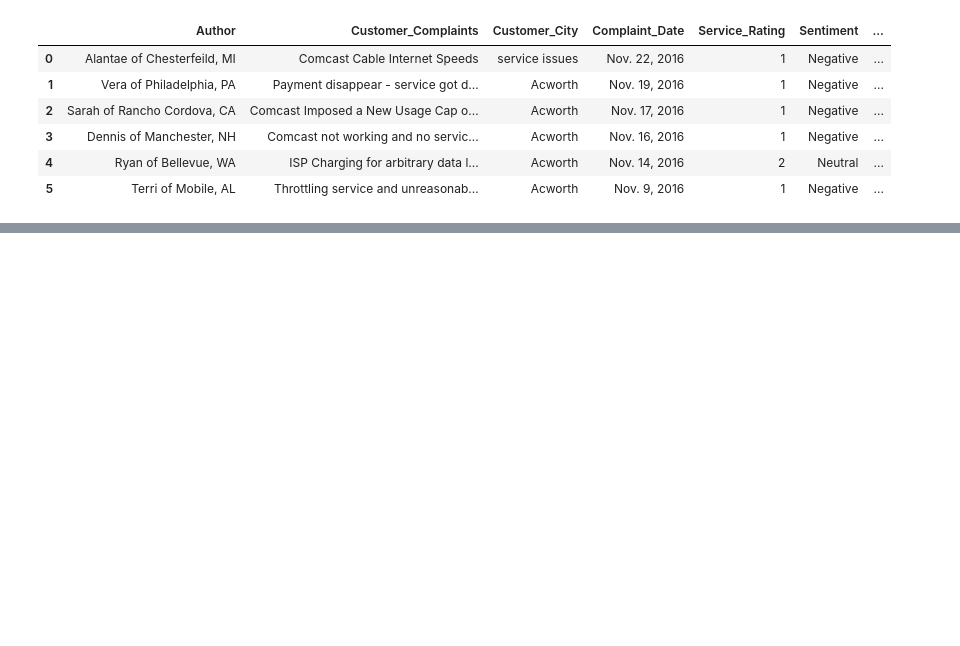
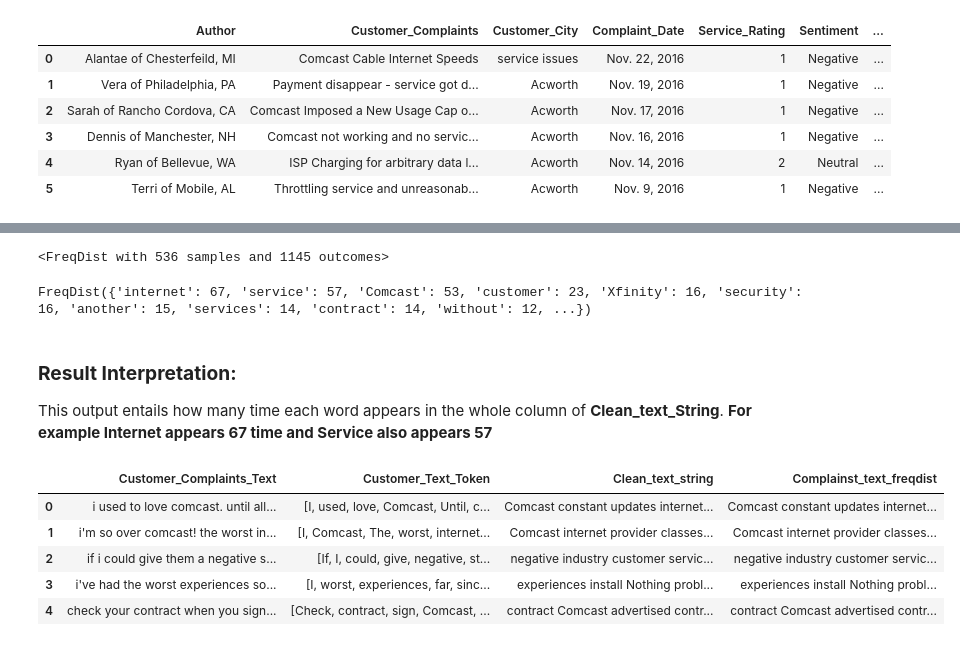
Before and after one commit to ijeoma91/Textual_NLP_Analysis, a Jupyter notebook: Textual_Analysis.ipynb, the cells around one changed output, grey strips where cells are left out. Saved outputs shown, nothing was run; the diff lists cells and outputs as text; code cells hidden in the pictures; blank space fills up the shorter version.

```diff
--- a/Textual_Analysis.ipynb
+++ b/Textual_Analysis.ipynb
@@ -209,0 +256,38 @@ df
+# %%
+# Here we want to know how many times each occurs in our clean column called Clean_text_string
+
+from nltk.tokenize import word_tokenize
+from nltk.probability import FreqDist
+
+# Secondly, let create a list of all words in column *Clean_text_text)
+Token_all_words = ' '.join([word for word in Text_df['Clean_text_string']])
+
+## Now let tokenize all words using nltk techniques
+
+tokenized_words = nltk.tokenize.word_tokenize(Token_all_words)
+
+# Create vector matrix count how many times each word appeared in the whole dataset
+fdist = FreqDist(tokenized_words)
+print(fdist)
+fdist
+# %% [output]
+<FreqDist with 536 samples and 1145 outcomes>
+FreqDist({'internet': 67, 'service': 57, 'Comcast': 53, 'customer': 23, 'Xfinity': 16, 'security': 16, 'another': 15, 'services': 14, 'contract': 14, 'without': 12, ...})
+# %% [markdown]
+### **Result Interpretation:**
+
+ This output entails how many time each word appears in the whole column of **Clean_text_String**. **For example Internet appears 67 time and Service also appears 57**
+# %%
+# We have  to add another column that will contain all those frequency words to a new column .
+# We will use lambda to iterate each time each word occurs from the previous output FreqDist
+
+Text_df['Complainst_text_freqdist'] = Text_df['Customer_Text_Token'].apply(lambda x: ' '.join([item for item in x if fdist[item] >= 1 ]))
+
+Text_df[['Customer_Complaints_Text', 'Customer_Text_Token', 'Clean_text_string', 'Complainst_text_freqdist']].head()
+# %% [output]
+|  | Customer_Complaints_Text | Customer_Text_Token | Clean_text_string | Complainst_text_freqdist |
+| 0 | i used to love comcast. until all... | [I, used, love, Comcast, Until, c... | Comcast constant updates internet... | Comcast constant updates internet... |
+| 1 | i'm so over comcast! the worst in... | [I, Comcast, The, worst, internet... | Comcast internet provider classes... | Comcast internet provider classes... |
+| 2 | if i could give them a negative s... | [If, I, could, give, negative, st... | negative industry customer servic... | negative industry customer servic... |
+| 3 | i've had the worst experiences so... | [I, worst, experiences, far, sinc... | experiences install Nothing probl... | experiences install Nothing probl... |
+| 4 | check your contract when you sign... | [Check, contract, sign, Comcast, ... | contract Comcast advertised contr... | contract Comcast advertised contr... |
```
Also changed, not shown: parts of 37 cells of this notebook.
